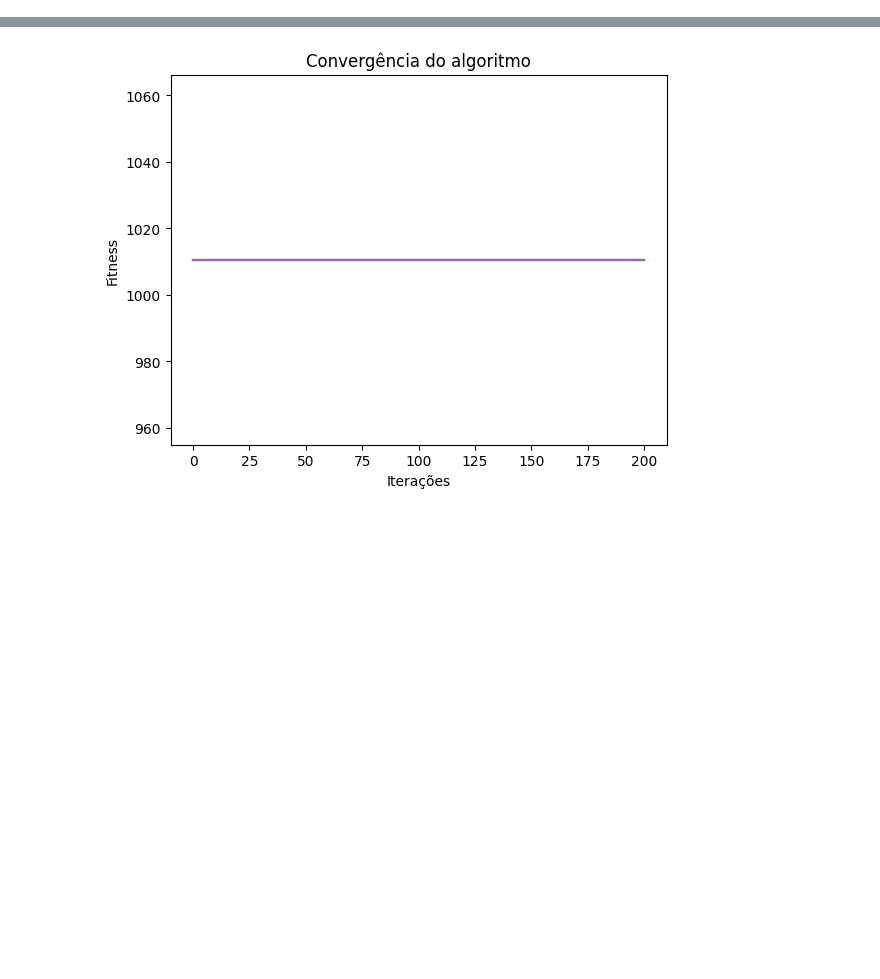
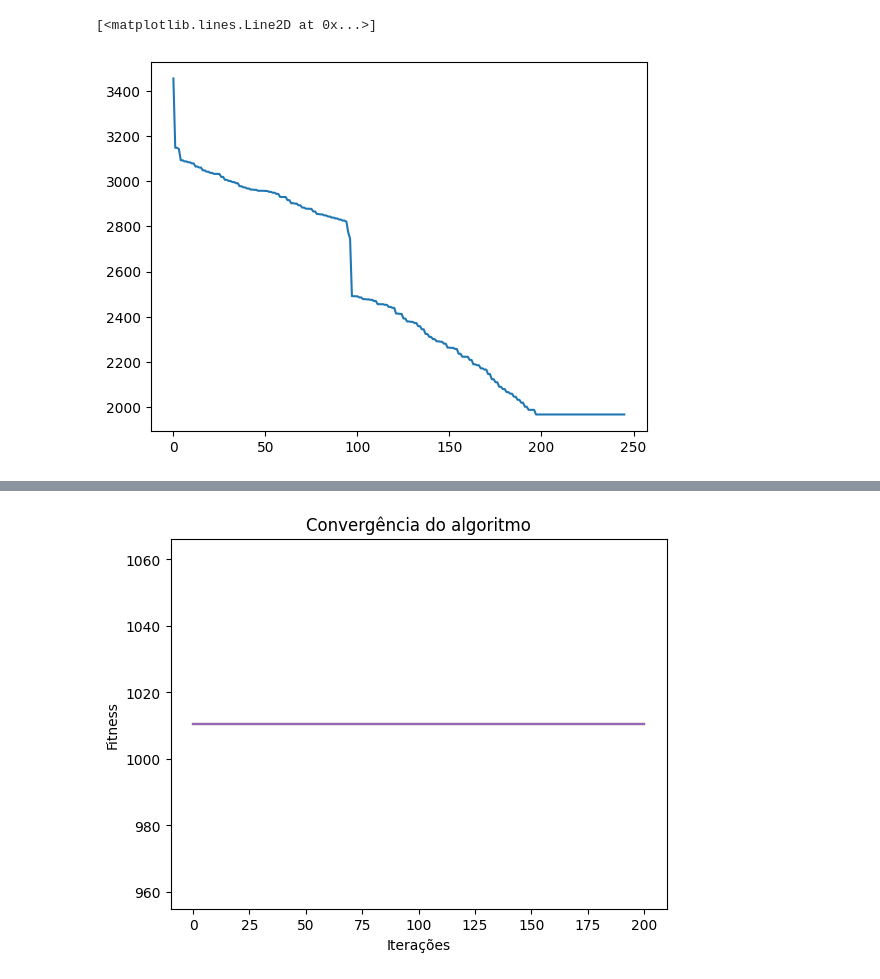
Before and after one commit to MatheusCascalho/teoria_decisao, a Jupyter notebook: rascunho_2.ipynb, the cells around one changed output, grey strips where cells are left out. Saved outputs shown, nothing was run; the diff lists cells and outputs as text; code cells hidden in the pictures; blank space fills up the shorter version.

```diff
--- a/rascunho_2.ipynb
+++ b/rascunho_2.ipynb
@@ -66,0 +109,5 @@ for _ in range(5):
+# %%
+plt.plot(historicos[0].fit)
+# %% [output]
+[<matplotlib.lines.Line2D at 0x...>]
+[figure, added]
```
Also changed, not shown: parts of 22 cells of this notebook, 1 other file.
